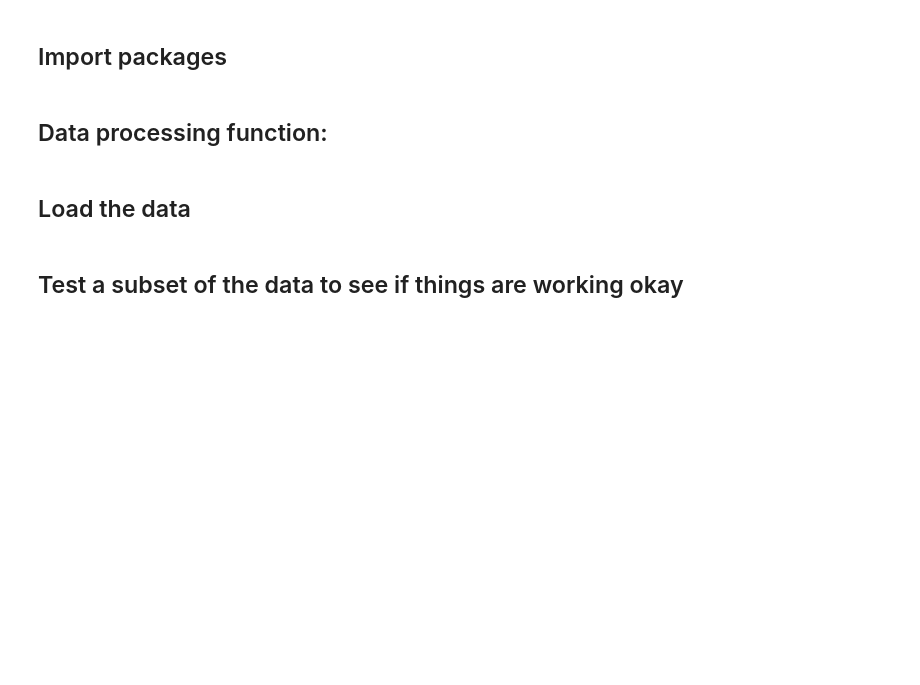
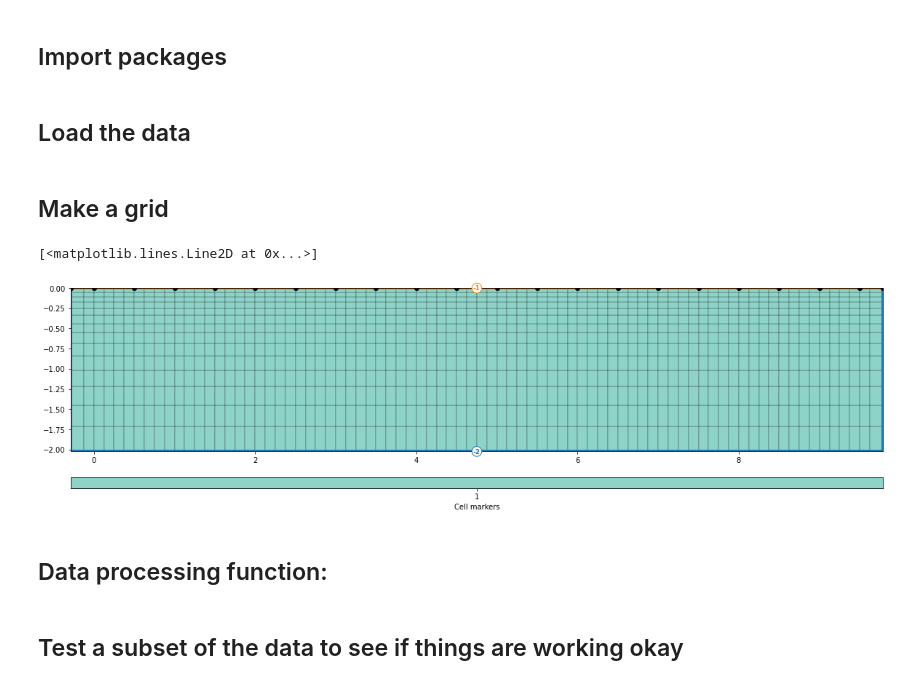
Before and after one commit to teddiherring/permafrost-data-processing, a Jupyter notebook: data_processing_AERT.ipynb, the cells around one changed output. Cells and saved outputs as stored; diff of their text form; code cells hidden in the pictures; blank space fills up the shorter version.

```diff
--- a/data_processing_AERT.ipynb
+++ b/data_processing_AERT.ipynb
@@ -8,3 +8,5 @@ from pygimli.physics import ert
 import matplotlib.pyplot as plt
 import math
 import sys
+# %% [markdown]
+## Load the data
@@ -11,4 +34,32 @@ import sys
 # %% [markdown]
-## Data processing function:
+## Make a grid
+# %%
+n_elec = len(E)
+e_spc = E[1]-E[0] # assumes constant spacing for now
+nb = 4 # number of cells between electrodes
+hx = (np.ones((n_elec-1)*nb)*(e_spc/nb))
+nxpad = 2
+padx = (e_spc/nb)*1.3**(np.arange(0,nxpad,1))
+xlocs = np.cumsum(np.hstack([0,np.flipud(padx), hx, padx]))-sum(padx)
+
+pady = 0.05*1.15**(np.arange(0,14,1))
+ylocs = np.flipud(-np.cumsum(np.hstack([0,pady])))
+
+grid = pg.createGrid(
+    x=xlocs,
+    y=ylocs,
+    marker=1,
+    worldBoundaryMarker=True
+)
+
+fig, ax = plt.subplots(figsize=[20,10])
+pg.show(grid, markers=True,ax=ax,showMesh=True)
+
+ax.plot(E,np.zeros(len(E)),'ko')
+# %% [output]
+[<matplotlib.lines.Line2D at 0x...>]
+[figure, added]
+# %% [markdown]
+## Data processing function:
 # %%
 
@@ -469,5 +541,3 @@ def process_ERT_data(data_raw,survey_name,plotdata,plotmodel,plotmisfit):
         ax[2].set_title('Misfit',fontsize=20);
 
     return mgr, ert_inv
-# %% [markdown]
-## Load the data
```
Also changed, not shown: parts of 13 cells of this notebook.
